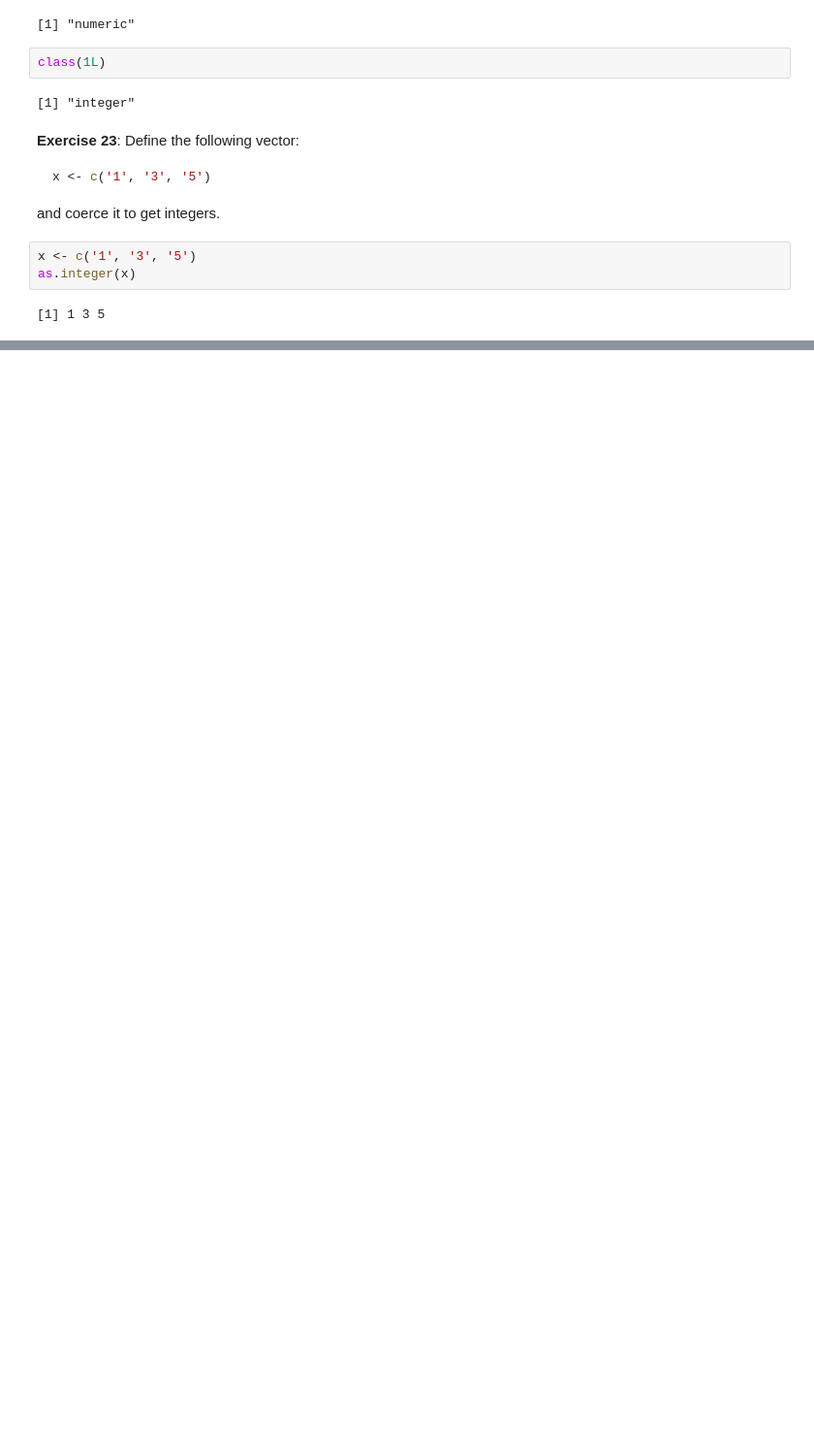
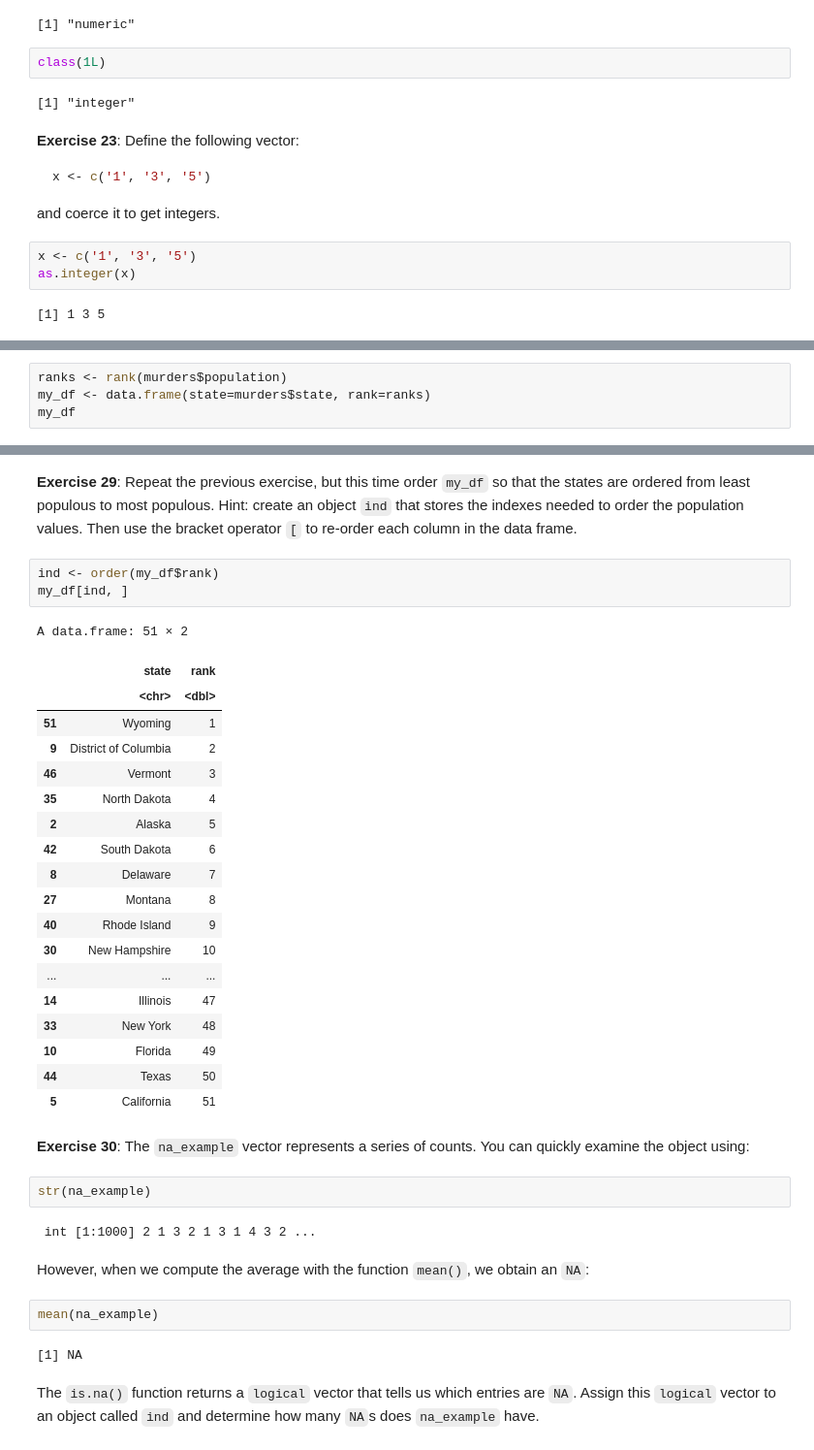
Before and after one commit to readyready15728/data-wrangling-and-visualization-with-r, a Jupyter notebook: 02_r_basics/02_r_basics.ipynb, the cells around one changed output, grey strips where cells are left out. Shown at 97% size. Saved outputs shown, nothing was run; the diff lists cells and outputs as text; blank space fills up the shorter version.

Commit message:
Covering material up to and including exercises 24 through 31 of chapter 2

```diff
--- a/02_r_basics/02_r_basics.ipynb
+++ b/02_r_basics/02_r_basics.ipynb
@@ -1221,0 +1326,4 @@ as.integer(x)
+# %%
+ranks <- rank(murders$population)
+my_df <- data.frame(state=murders$state, rank=ranks)
+my_df
@@ -1221,0 +1350,39 @@ as.integer(x)
+# %% [markdown]
+**Exercise 29**: Repeat the previous exercise, but this time order `my_df` so that the states are ordered from least populous to most populous. Hint: create an object `ind` that stores the indexes needed to order the population values. Then use the bracket operator `[` to re-order each column in the data frame.
+# %%
+ind <- order(my_df$rank)
+my_df[ind, ]
+# %% [output]
+A data.frame: 51 × 2
+|  | state | rank |
+|  | <chr> | <dbl> |
+| 51 | Wyoming | 1 |
+| 9 | District of Columbia | 2 |
+| 46 | Vermont | 3 |
+| 35 | North Dakota | 4 |
+| 2 | Alaska | 5 |
+| 42 | South Dakota | 6 |
+| 8 | Delaware | 7 |
+| 27 | Montana | 8 |
+| 40 | Rhode Island | 9 |
+| 30 | New Hampshire | 10 |
+| ... | ... | ... |
+| 14 | Illinois | 47 |
+| 33 | New York | 48 |
+| 10 | Florida | 49 |
+| 44 | Texas | 50 |
+| 5 | California | 51 |
+# %% [markdown]
+**Exercise 30**: The `na_example` vector represents a series of counts. You can quickly examine the object using:
+# %%
+str(na_example)
+# %% [output]
+ int [1:1000] 2 1 3 2 1 3 1 4 3 2 ...
+# %% [markdown]
+However, when we compute the average with the function `mean()`, we obtain an `NA`:
+# %%
+mean(na_example)
+# %% [output]
+[1] NA
+# %% [markdown]
+The `is.na()` function returns a `logical` vector that tells us which entries are `NA`. Assign this `logical` vector to an object called `ind` and determine how many `NA`s does `na_example` have.
```
Also changed, not shown: parts of 30 cells of this notebook.
